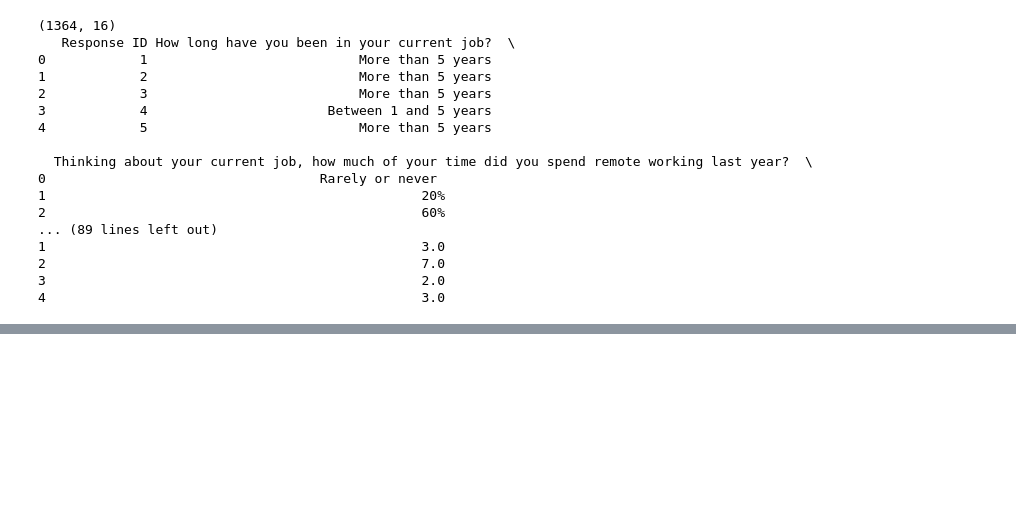
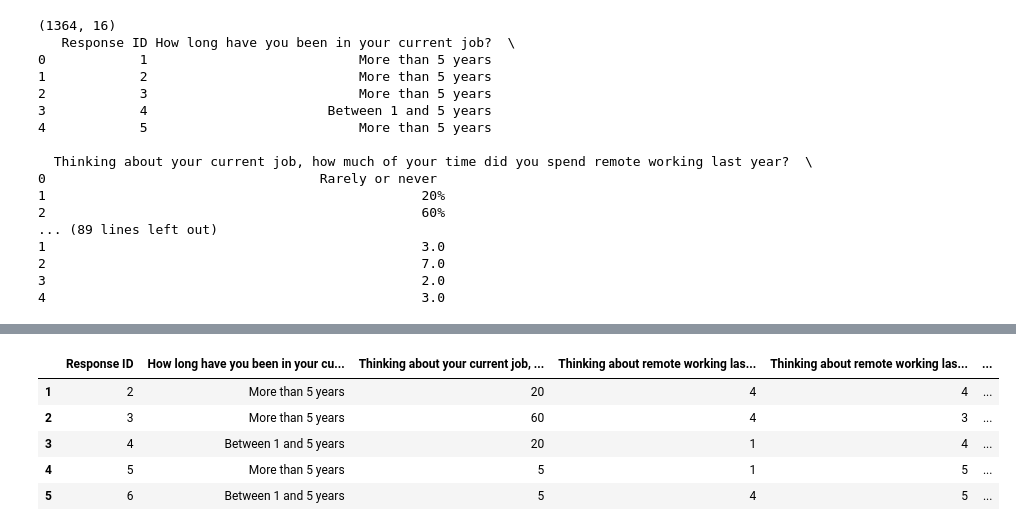
Before and after one commit to spuri007/189-project, a Jupyter notebook: datacleaning.ipynb, the cells around one changed output, grey strips where cells are left out. Cells and saved outputs as stored; diff of their text form; code cells hidden in the pictures; blank space fills up the shorter version.

```diff
--- a/datacleaning.ipynb
+++ b/datacleaning.ipynb
@@ -129,0 +128,31 @@ Thinking about your current job, how much of your time did you spend remote work
+# %%
+#standardize the column values
+data= data.dropna()
+
+
+# Mapping dictionary for qualitative to quantitative conversion
+mapping = {
+    'Strongly agree': 5,
+    'Somewhat agree': 4,
+    'Neither agree nor disagree': 3,
+    'Somewhat disagree': 2,
+    'Strongly disagree': 1
+}
+
+
+# Columns to apply the mapping
+columns_to_map = [
+    "Thinking about remote working last year, how strongly do you agree or disagree with the following statements? - My organisation encouraged people to work remotely",
+    "Thinking about remote working last year, how strongly do you agree or disagree with the following statements? - I could easily collaborate with colleagues when working remotely",
+    "Thinking about remote working last year, how strongly do you agree or disagree with the following statements? - I would recommend remote working to others",
+    "Thinking about remote working in the last 3 months, how strongly do you agree or disagree with the following statements? - I could easily collaborate with colleagues when working remotely",
+    "Thinking about remote working in the last 3 months, how strongly do you agree or disagree with the following statements? - I would recommend remote working to others"
+]
+
+
+# Apply the mapping to each specified column using a loop
+for column in columns_to_map:
+    data[column] = data[column].map(mapping)
+
+
+print(data)
@@ -129,0 +238,15 @@ Thinking about your current job, how much of your time did you spend remote work
+# %%
+data= data.dropna()
+# %%
+#data cleaing complete:
+#visulaize the data
+#data.shape
+data.head()
+#data.columns
+# %% [output]
+|  | Response ID | How long have you been in your cu... | Thinking about your current job, ... | Thinking about remote working las... | Thinking about remote working las... | ... |
+| 1 | 2 | More than 5 years | 20 | 4 | 4 | ... |
+| 2 | 3 | More than 5 years | 60 | 4 | 3 | ... |
+| 3 | 4 | Between 1 and 5 years | 20 | 1 | 4 | ... |
+| 4 | 5 | More than 5 years | 5 | 1 | 5 | ... |
+| 5 | 6 | Between 1 and 5 years | 5 | 4 | 5 | ... |
```
Also changed, not shown: parts of 4 cells of this notebook.
